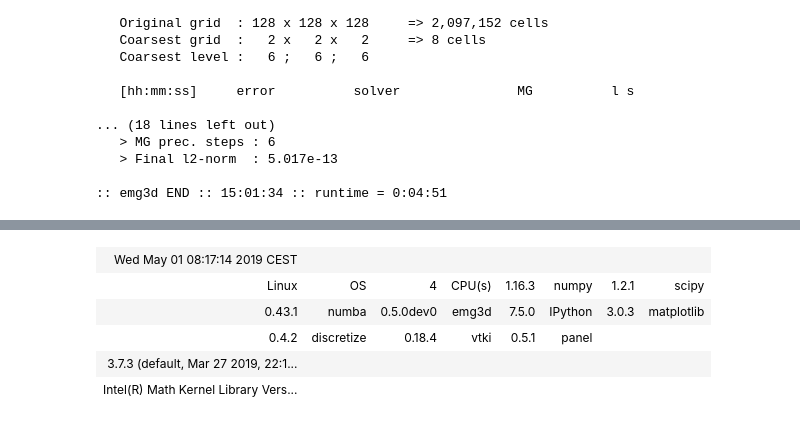
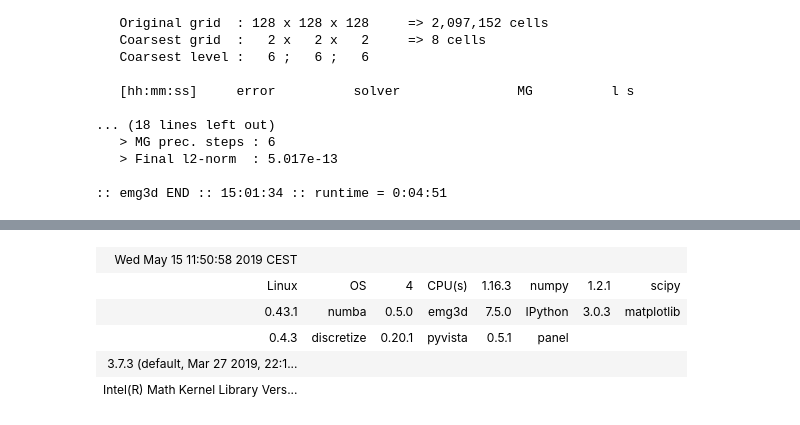
Before and after one commit to emsig/emg3d-examples, a Jupyter notebook: 2a_SEG-EAGE_3D-Salt-Model.ipynb, the cells around one changed output, grey strips where cells are left out. Drawn from its saved outputs; the diff is of its cells as text; code cells hidden in the pictures.

```diff
--- a/2a_SEG-EAGE_3D-Salt-Model.ipynb
+++ b/2a_SEG-EAGE_3D-Salt-Model.ipynb
@@ -297,11 +301,11 @@ plt.show()
 [interactive output not drawn]
 [interactive output not drawn]
 # %%
-e3d.Versions([discretize, vtki, panel])
+e3d.Versions([discretize, pyvista, panel])
 # %% [output]
-| Wed May 01 08:17:14 2019 CEST |  |  |  |  |  |  |  |
+| Wed May 15 11:50:58 2019 CEST |  |  |  |  |  |  |  |
 | Linux | OS | 4 | CPU(s) | 1.16.3 | numpy | 1.2.1 | scipy |
-| 0.43.1 | numba | 0.5.0dev0 | emg3d | 7.5.0 | IPython | 3.0.3 | matplotlib |
-| 0.4.2 | discretize | 0.18.4 | vtki | 0.5.1 | panel |  |  |
+| 0.43.1 | numba | 0.5.0 | emg3d | 7.5.0 | IPython | 3.0.3 | matplotlib |
+| 0.4.3 | discretize | 0.20.1 | pyvista | 0.5.1 | panel |  |  |
 | 3.7.3 (default, Mar 27 2019, 22:1... |  |  |  |  |  |  |  |
 | Intel(R) Math Kernel Library Vers... |  |  |  |  |  |  |  |
```
Also changed, not shown: parts of 8 cells of this notebook.
